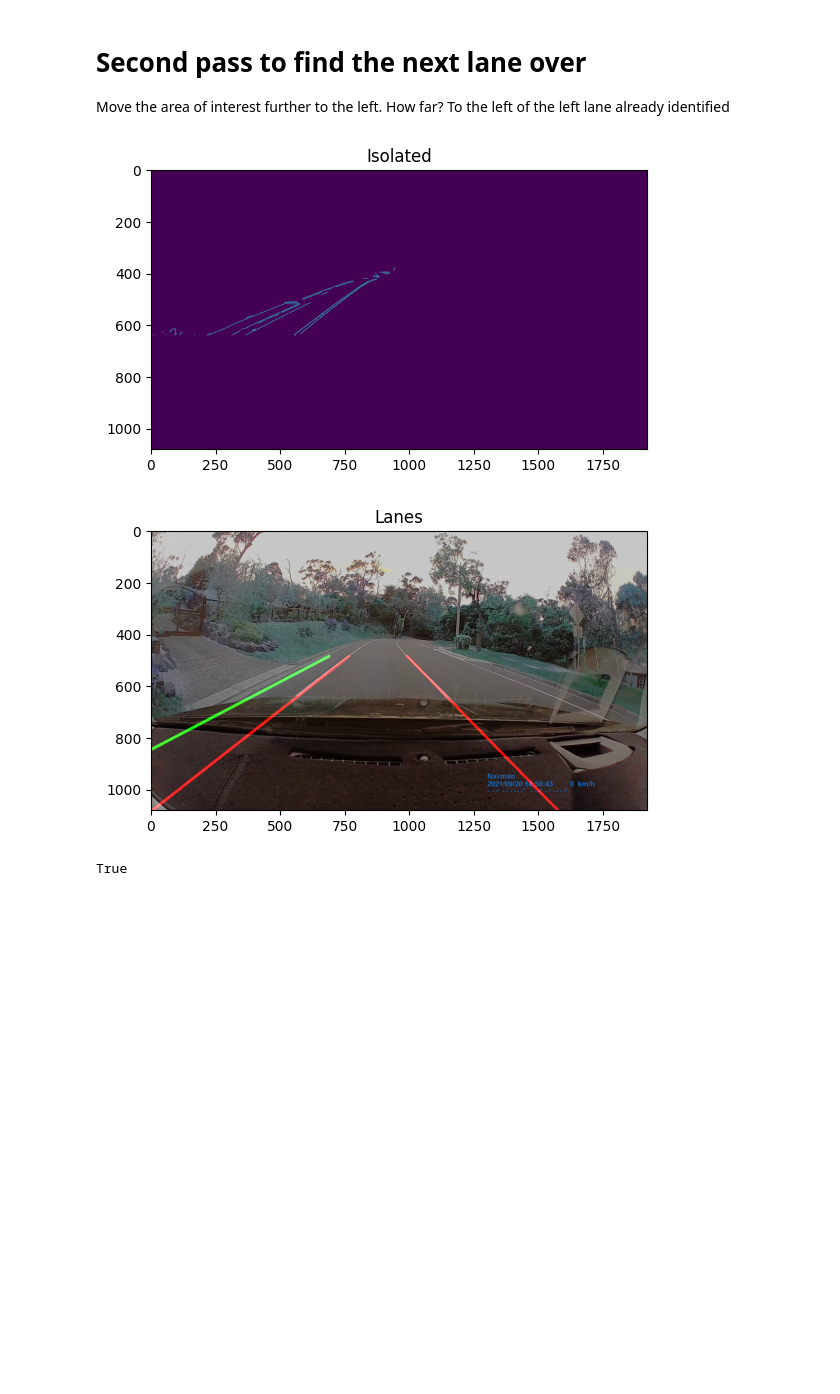
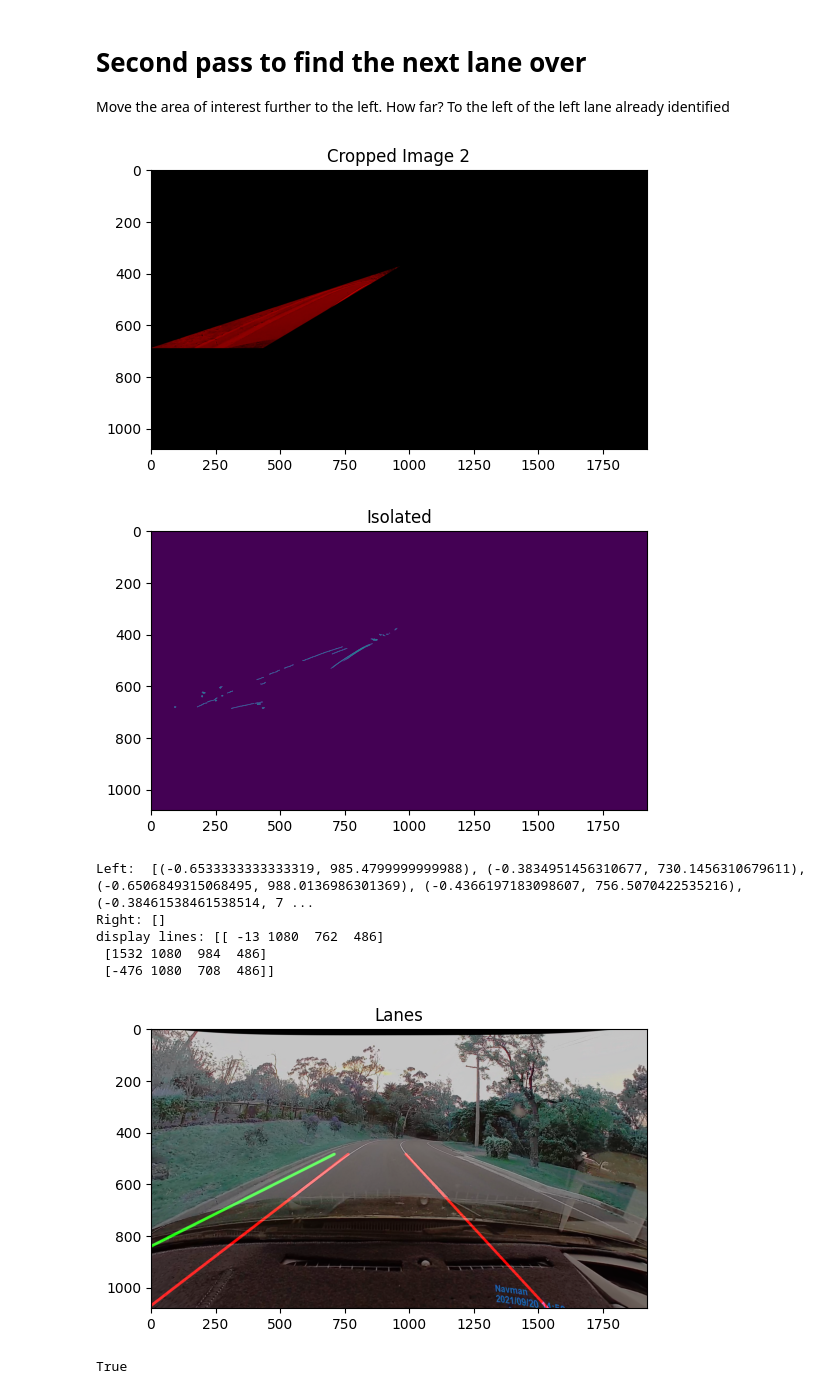
Before and after one commit to tylerrmit/minor_thesis, a Jupyter notebook: jupyter/Lane_Detection.ipynb, the cells around one changed output. Drawn from its saved outputs; the diff is of its cells as text; code cells hidden in the pictures; blank space fills up the shorter version.

```diff
--- a/jupyter/Lane_Detection.ipynb
+++ b/jupyter/Lane_Detection.ipynb
@@ -14,11 +14,17 @@ https://github.com/Arun-purakkatt/medium_repo/blob/main/road_lane_detection%20(1
 ## Load image and apply mask
 # %%
 import os
+import sys
 import matplotlib.pylab as plt
 import cv2
 import numpy as np
 
-sample_file = os.path.join(os.pardir, 'data_sources', 'sample_dashcam_lanes.png')
+module_path_root = os.path.abspath(os.pardir)
+if module_path_root not in sys.path:
+    sys.path.append(module_path_root)
+
+#sample_file = os.path.join(os.pardir, 'data_sources', 'sample_dashcam_lanes.png')
+sample_file = os.path.join(module_path_root, 'data_sources', 'dashcam_samples', 'corrected_ram_01_02160.png')
 
 original_image = cv2.imread(sample_file)
 original_image = cv2.cvtColor(original_image, cv2.COLOR_BGR2RGB)
@@ -87,11 +93,11 @@ plt.show()
 lines = cv2.HoughLinesP(
     cropped_image,
     rho           = 2,
-    theta         = np.pi/60,
-    threshold     = 160,
+    theta         = np.pi/60, # 60, 180
+    threshold     = 100, #160, 100
     lines         = np.array([]),
-    minLineLength = 10,
-    maxLineGap    = 100
+    minLineLength = 10, #10, 100
+    maxLineGap    = 50 #100, 5
 )
 
 def draw_lines(img, lines):
@@ -248,30 +274,51 @@ plt.show()
 Move the area of interest further to the left.  How far?  To the left of the left lane already identified
 # %%
 left_region = np.array([
-    [(0, 640), (int(width/2), 375), (int(round((640 - left_int) / left_slope)), 640)]
+    [(0, 640), (int(width/2), 375), (int(round((640 - left_int1) / left_slope1)), 640)]
 ])
+
+left_region = np.array([
+    [(0, 690), (int(width/2), 375), (int(round((690 - left_int1 + 50) / left_slope1)), 690)]
+])
+
+
+
+original_image = cv2.imread(sample_file)
+original_image = cv2.cvtColor(original_image, cv2.COLOR_BGR2RGB)
+
+cropped_image2 = region_of_interest(original_image, np.array(left_region,np.int32))
+
+plt.imshow(cropped_image2)
+plt.title('Cropped Image 2')
+plt.show()
 
 
 isolated = region(canny_image, left_region)
 
 plt.imshow(isolated)
 plt.title('Isolated')
 plt.show()
 
 #DRAWING LINES: (order of params) --> region of interest, bin size (P, theta), min intersections needed, placeholder array,
-lines = cv2.HoughLinesP(isolated, 2, np.pi/180, 100, np.array([]), minLineLength=40, maxLineGap=5)
-averaged_lines2, left_slope, left_int = average(copy, lines, 9/20, left_only=True)
+lines = cv2.HoughLinesP(isolated, 2, np.pi/60, 100, np.array([]), minLineLength=10, maxLineGap=100)
+averaged_lines2, left_slope2, left_int2, right_slope2, right_int2  = average(copy, lines, 9/20)
 averaged_lines = np.array([averaged_lines1[0], averaged_lines1[1], averaged_lines2[0]])
-black_lines = display_lines(copy, averaged_lines)
+black_lines2 = display_lines(copy, averaged_lines)
 #taking wighted sum of original image and lane lines image
-lanes = cv2.addWeighted(copy, 0.8, black_lines, 1, 1)
+lanes = cv2.addWeighted(copy, 0.8, black_lines2, 1, 1)
 
 plt.imshow(lanes)
 plt.title('Lanes')
 plt.show()
 # %% [output]
-[figure, old version]
+[figure, new version]
-[figure, old version]
+[figure, new version]
+Left:  [(-0.6533333333333319, 985.4799999999988), (-0.3834951456310677, 730.1456310679611), (-0.6506849315068495, 988.0136986301369), (-0.4366197183098607, 756.5070422535216), (-0.38461538461538514, 7 ...
+Right: []
+display lines: [[ -13 1080  762  486]
+ [1532 1080  984  486]
+ [-476 1080  708  486]]
+[figure, added]
 # %%
 cv2.imwrite(os.path.join(os.pardir, 'data_sources', 'lane_demo.png'), lanes)
 # %% [output]
```
Also changed, not shown: parts of 9 cells of this notebook, 38 other files.
